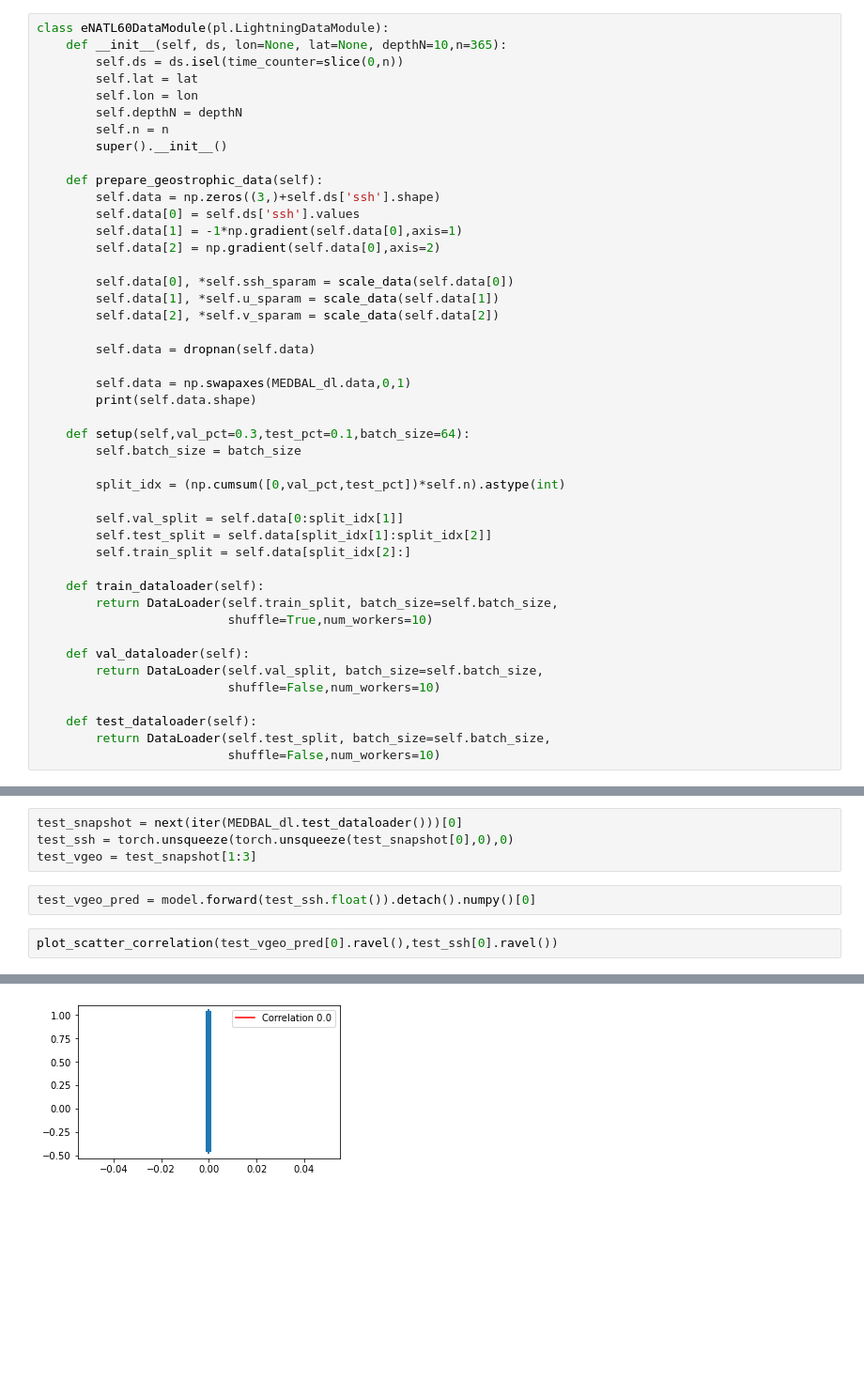
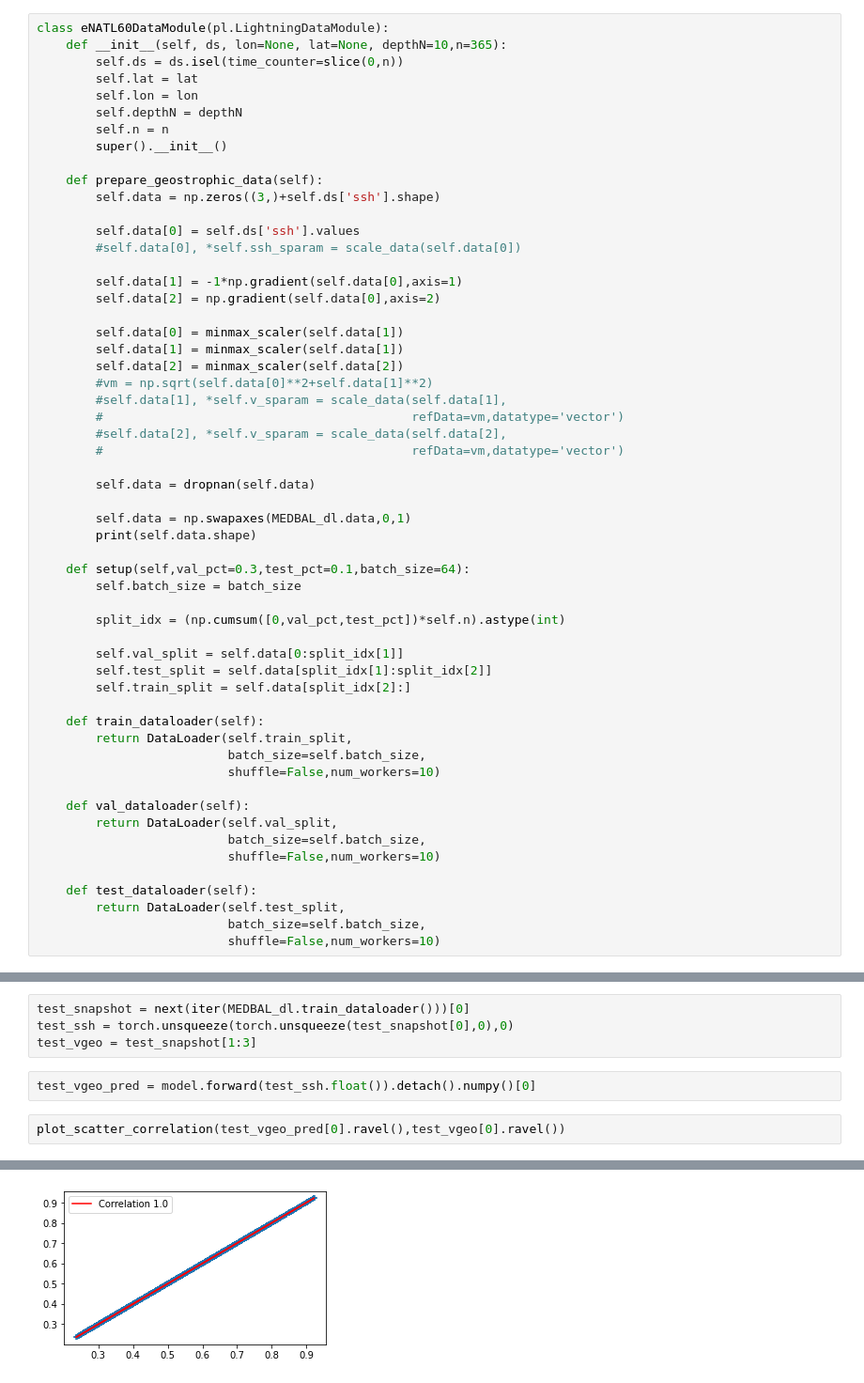
Before and after one commit to ecutolo/notebooks, a Jupyter notebook: Learning_Geostrophy_PYTORCH.ipynb, the cells around one changed output, grey strips where cells are left out. Shown: that part at 94% size. Cells and saved outputs as stored; diff of their text form; blank space fills up the shorter version.

```diff
--- a/Learning_Geostrophy_PYTORCH.ipynb
+++ b/Learning_Geostrophy_PYTORCH.ipynb
@@ -139,13 +154,21 @@ class eNATL60DataModule(pl.LightningDataModule):
 
     def prepare_geostrophic_data(self):
         self.data = np.zeros((3,)+self.ds['ssh'].shape)
+
         self.data[0] = self.ds['ssh'].values
+        #self.data[0], *self.ssh_sparam = scale_data(self.data[0])
+
         self.data[1] = -1*np.gradient(self.data[0],axis=1)
         self.data[2] = np.gradient(self.data[0],axis=2)
 
-        self.data[0], *self.ssh_sparam = scale_data(self.data[0])
-        self.data[1], *self.u_sparam = scale_data(self.data[1])
-        self.data[2], *self.v_sparam = scale_data(self.data[2])
+        self.data[0] = minmax_scaler(self.data[1])
+        self.data[1] = minmax_scaler(self.data[1])
+        self.data[2] = minmax_scaler(self.data[2])
+        #vm = np.sqrt(self.data[0]**2+self.data[1]**2)
+        #self.data[1], *self.v_sparam = scale_data(self.data[1],
+        #                                          refData=vm,datatype='vector')
+        #self.data[2], *self.v_sparam = scale_data(self.data[2],
+        #                                          refData=vm,datatype='vector')
 
         self.data = dropnan(self.data)
 
@@ -162,15 +185,18 @@ class eNATL60DataModule(pl.LightningDataModule):
         self.train_split = self.data[split_idx[2]:]
 
     def train_dataloader(self):
-        return DataLoader(self.train_split, batch_size=self.batch_size,
-                          shuffle=True,num_workers=10)
+        return DataLoader(self.train_split,
+                          batch_size=self.batch_size,
+                          shuffle=False,num_workers=10)
 
     def val_dataloader(self):
-        return DataLoader(self.val_split, batch_size=self.batch_size,
+        return DataLoader(self.val_split,
+                          batch_size=self.batch_size,
                           shuffle=False,num_workers=10)
 
     def test_dataloader(self):
-        return DataLoader(self.test_split, batch_size=self.batch_size,
+        return DataLoader(self.test_split,
+                          batch_size=self.batch_size,
                           shuffle=False,num_workers=10)
 # %% [markdown]
 ### Parameters definition and data loading
@@ -240,12 +270,12 @@ plt.plot(np.array(cb.val_loss))
 # %%
-test_snapshot = next(iter(MEDBAL_dl.test_dataloader()))[0]
+test_snapshot = next(iter(MEDBAL_dl.train_dataloader()))[0]
 test_ssh = torch.unsqueeze(torch.unsqueeze(test_snapshot[0],0),0)
 test_vgeo = test_snapshot[1:3]
 # %%
 test_vgeo_pred = model.forward(test_ssh.float()).detach().numpy()[0]
 # %%
-plot_scatter_correlation(test_vgeo_pred[0].ravel(),test_ssh[0].ravel())
+plot_scatter_correlation(test_vgeo_pred[0].ravel(),test_vgeo[0].ravel())
 # %% [output]
 <AxesSubplot:>
-[figure, old version]
+[figure, new version]
 # %%
```
Also changed, not shown: parts of 12 cells of this notebook.
